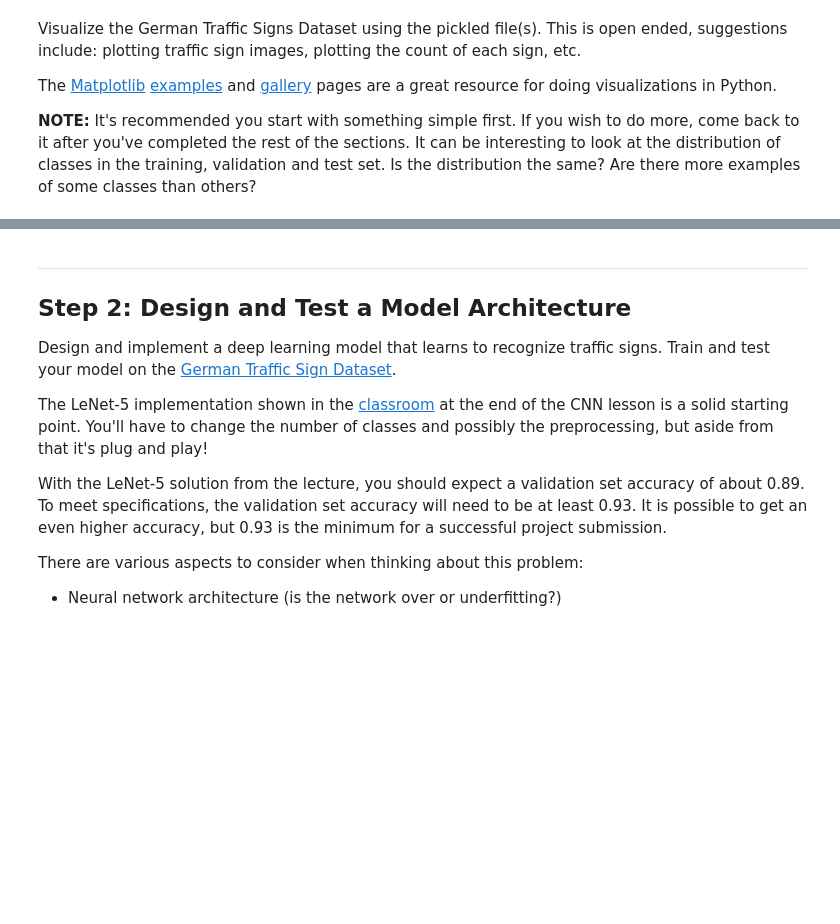
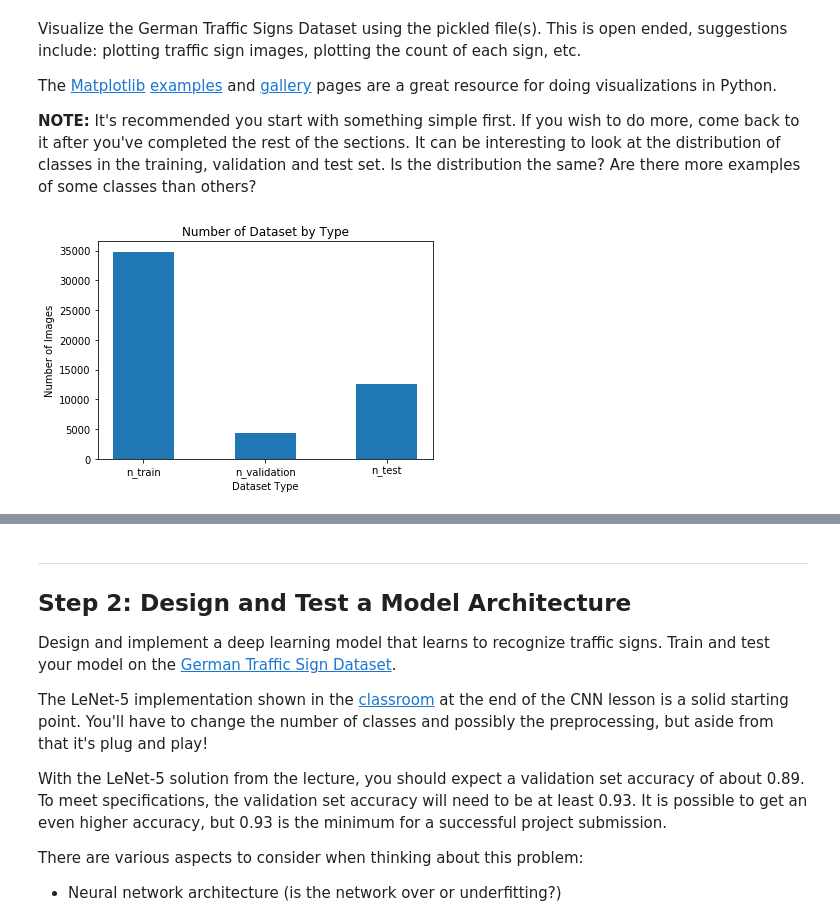
Before and after one commit to chanwooyang/Udacity-SDCND, a Jupyter notebook: T1-P2-TrafficSignClassifier/Traffic_Sign_Classifier.ipynb, the cells around one changed output, grey strips where cells are left out. Drawn from its saved outputs; the diff is of its cells as text; code cells hidden in the pictures; blank space fills up the shorter version.

```diff
--- a/T1-P2-TrafficSignClassifier/Traffic_Sign_Classifier.ipynb
+++ b/T1-P2-TrafficSignClassifier/Traffic_Sign_Classifier.ipynb
@@ -159,6 +159,20 @@ The [Matplotlib](http://matplotlib.org/) [examples](http://matplotlib.org/exampl
 # %%
 ### Data exploration visualization code goes here.
 ### Feel free to use as many code cells as needed.
 import matplotlib.pyplot as plt
 # Visualizations will be shown in the notebook.
 %matplotlib inline
+
+n_dataset = (n_train, n_validation, n_test)
+dataset_index = np.arange(len(n_dataset))
+width = 0.5
+
+plt.subplots()
+plt.bar(dataset_index, n_dataset, width)
+plt.xlabel('Dataset Type')
+plt.ylabel('Number of Images')
+plt.title('Number of Dataset by Type')
+plt.xticks(dataset_index ,('n_train', 'n_validation', 'n_test'))
+plt.show()
+# %% [output]
+[figure, added]
```
Also changed, not shown: parts of 11 cells of this notebook, 3 other files.
